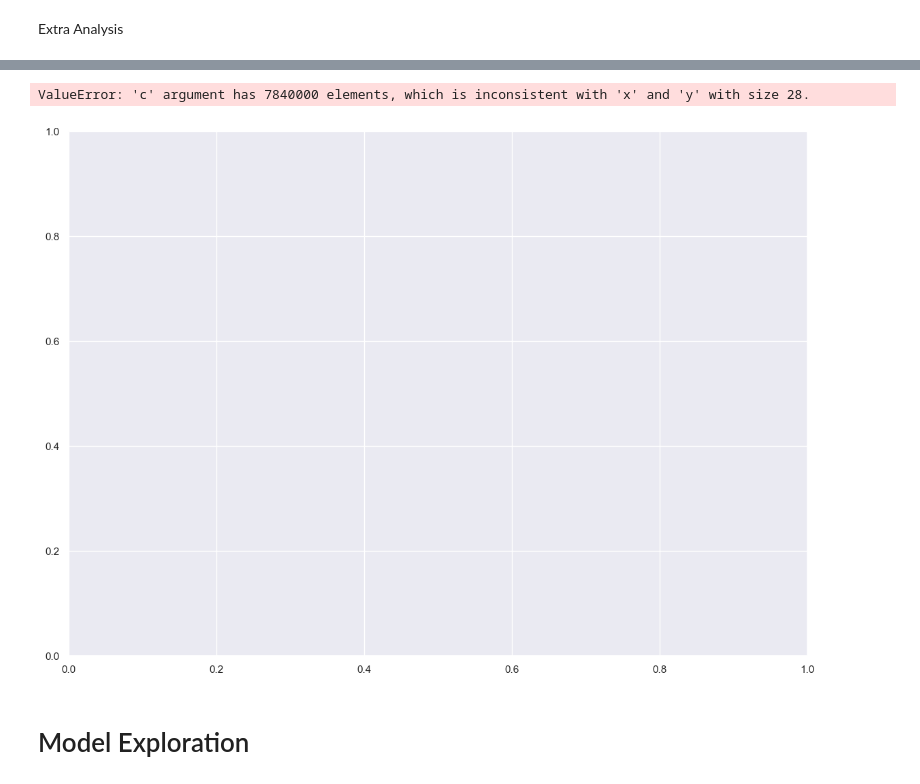
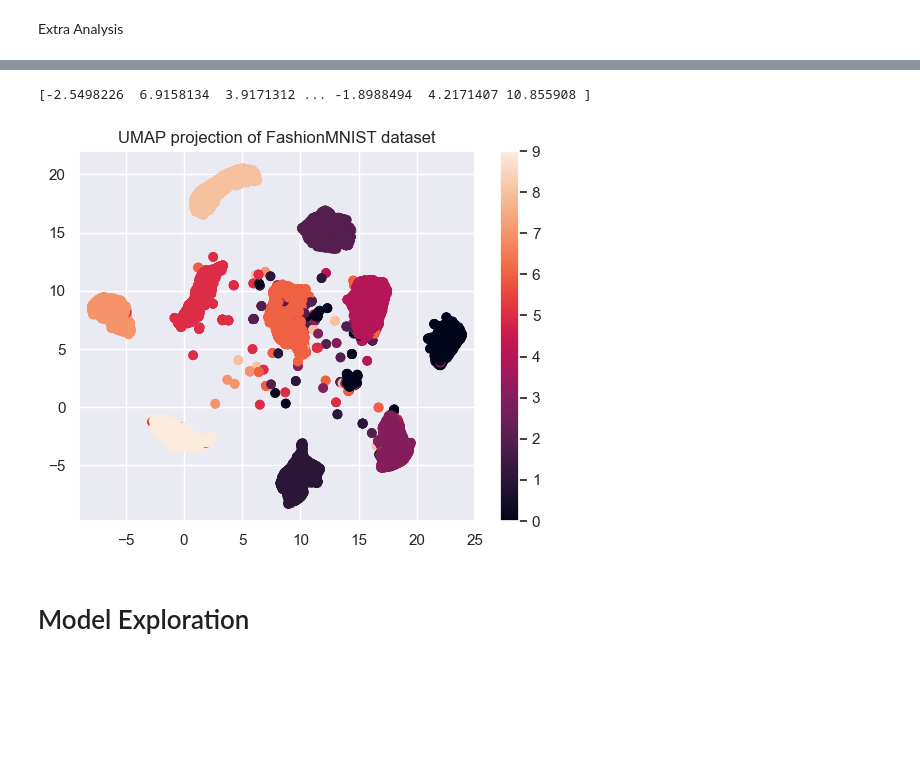
Before and after one commit to GonzaLinares/TP1_RN, a Jupyter notebook: FashionMNIST/main.ipynb, the cells around one changed output, grey strips where cells are left out. Cells and saved outputs as stored; diff of their text form; code cells hidden in the pictures; blank space fills up the shorter version.

```diff
--- a/FashionMNIST/main.ipynb
+++ b/FashionMNIST/main.ipynb
@@ -74,14 +26,12 @@ SystemError: initialization of _internal failed without raising an exception
-# %%
-fig, ax = plt.subplots(1, figsize=(14, 10))
-plt.scatter(*embedding.T, s=0.1, c=target, cmap='Spectral', alpha=1.0)
-plt.setp(ax, xticks=[], yticks=[])
-cbar = plt.colorbar(boundaries=np.arange(11)-0.5)
-cbar.set_ticks(np.arange(10))
-cbar.set_ticklabels(classes)
-plt.title('Fashion MNIST Embedded via UMAP using Labels');
-# %% [output]
-ValueError: 'c' argument has 7840000 elements, which is inconsistent with 'x' and 'y' with size 28.
-[figure, removed]
+# %%
+plt.scatter(embedding[:, 0], embedding[:, 1], c=labels)
+plt.gca().set_aspect('equal', 'datalim')
+plt.colorbar(ticks=np.arange(10))
+plt.title('UMAP projection of FashionMNIST dataset')
+plt.show()
+# %% [output]
+[-2.5498226  6.9158134  3.9171312 ... -1.8988494  4.2171407 10.855908 ]
+[figure, added]
 # %% [markdown]
 # Model Exploration
 # %%
```
Also changed, not shown: parts of 31 cells of this notebook, 12 other files.
